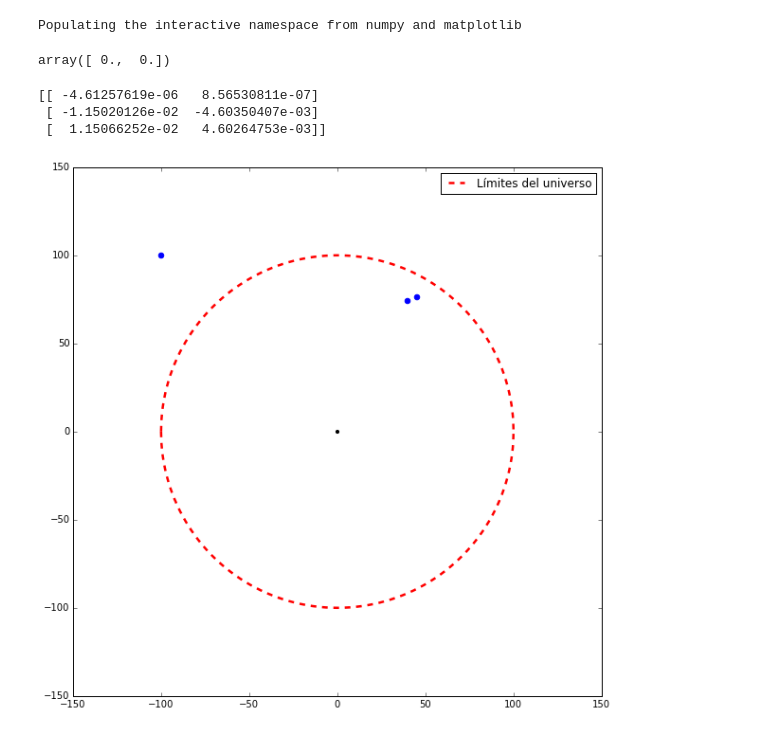
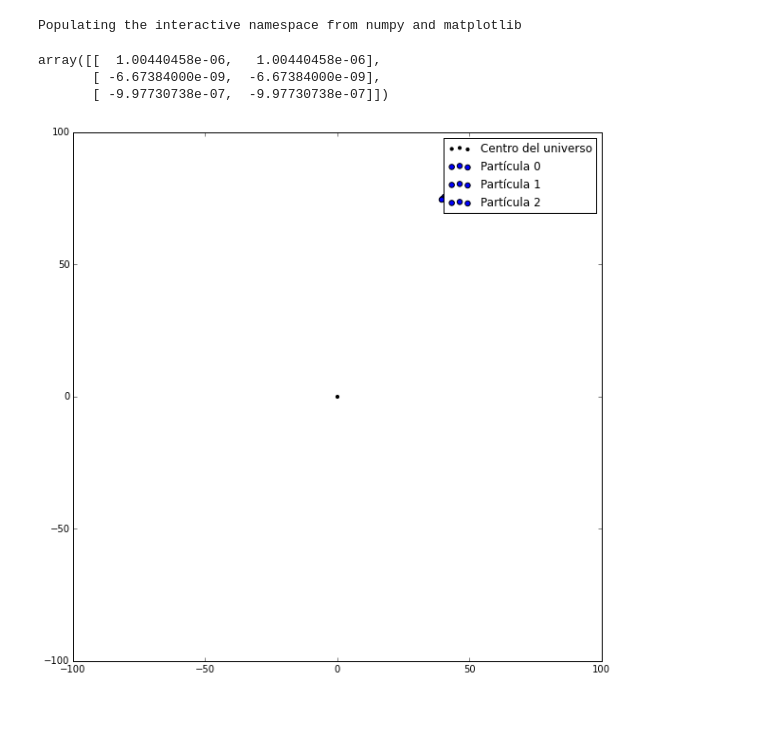
Before and after one commit to AzulGarza/proyecto-mate-compu, a Jupyter notebook: proyecto/N_Cuerpos_Univ.ipynb, the cells around one changed output. Saved outputs shown, nothing was run; the diff lists cells and outputs as text; code cells hidden in the pictures.

```diff
--- a/proyecto/N_Cuerpos_Univ.ipynb
+++ b/proyecto/N_Cuerpos_Univ.ipynb
@@ -225,22 +245,17 @@ class Universo:
-# %%
-fuerza_inicial = np.array([10.0, -2000.0])
-fuerza_final = np.array([-10.0, 2000.0])
-fuerza_final+fuerza_inicial
-# %% [output]
-array([ 0.,  0.])
 # %%
-particula_1 = Particula(posicion = np.array([-100, 100]), velocidad = np.array([-200.0,5000.0]), masa = 10)
-particula_2 = Particula(posicion = np.array([40.0, 74.0]), velocidad = np.array([-13.7, 56.7]), masa = 1000000)
-particula_3 = Particula(posicion = np.array([45.0, 76.0]), velocidad = np.array([-4.7, 9.7]), masa = 1000)
+particula_1 = Particula(posicion = np.array([40.5, 75.5]), velocidad = np.array([-200.0,5000.0]), masa = 100.5)
+particula_2 = Particula(posicion = np.array([40.0, 75.0]), velocidad = np.array([-13.7, 56.7]), masa = 100)
+particula_3 = Particula(posicion = np.array([39.5, 74.5]), velocidad = np.array([-4.7, 9.7]), masa = 99.5)
 # %%
 U = Universo(radio = 100, N = 3, particulas = [particula_1, particula_2, particula_3])
-# %%
-print U.fuerza_sobre_particula()
-# %% [output]
-[[ -4.61257619e-06   8.56530811e-07]
- [ -1.15020126e-02  -4.60350407e-03]
- [  1.15066252e-02   4.60264753e-03]]
+# %%
+U.fuerza_total()
+U.fuerzas
+# %% [output]
+array([[  1.00440458e-06,   1.00440458e-06],
+       [ -6.67384000e-09,  -6.67384000e-09],
+       [ -9.97730738e-07,  -9.97730738e-07]])
 # %%
-U.dibujar()
+U.dibujar_universo_cuadrado()
 # %% [output]
-[figure, old version]
+[figure, new version]
```
Also changed, not shown: parts of 1 cell of this notebook, 1 other file.
